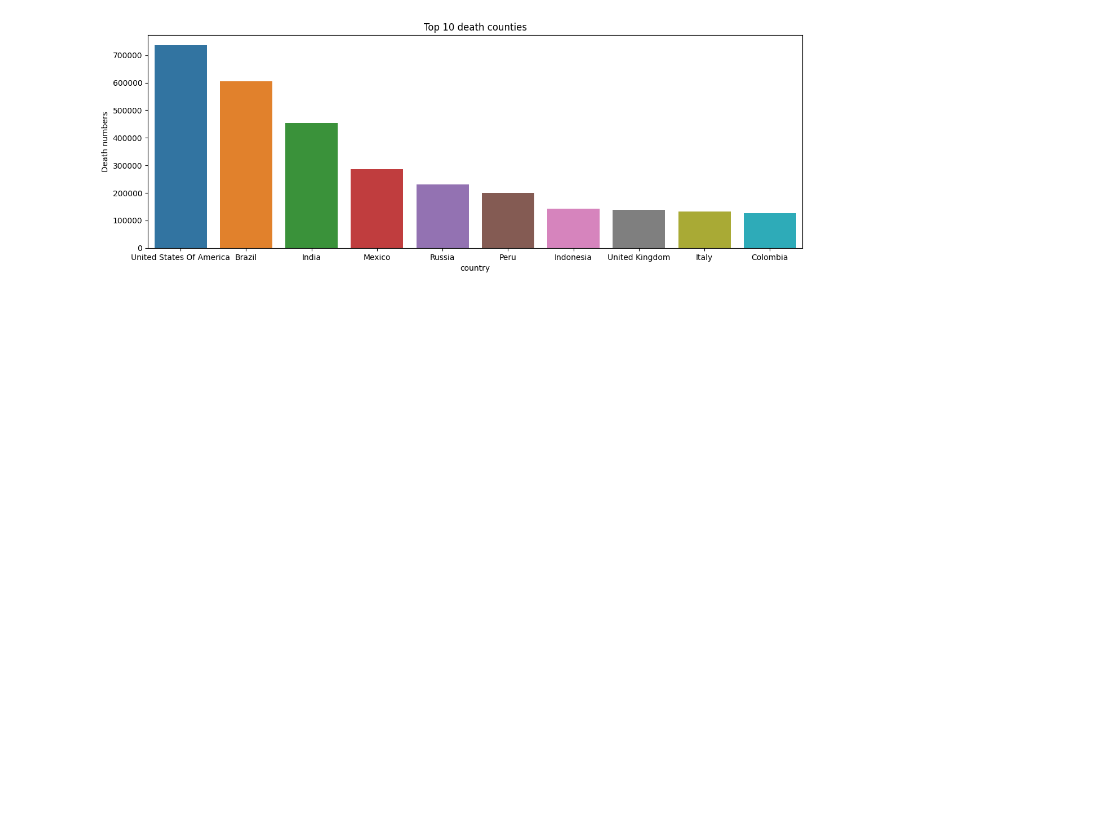
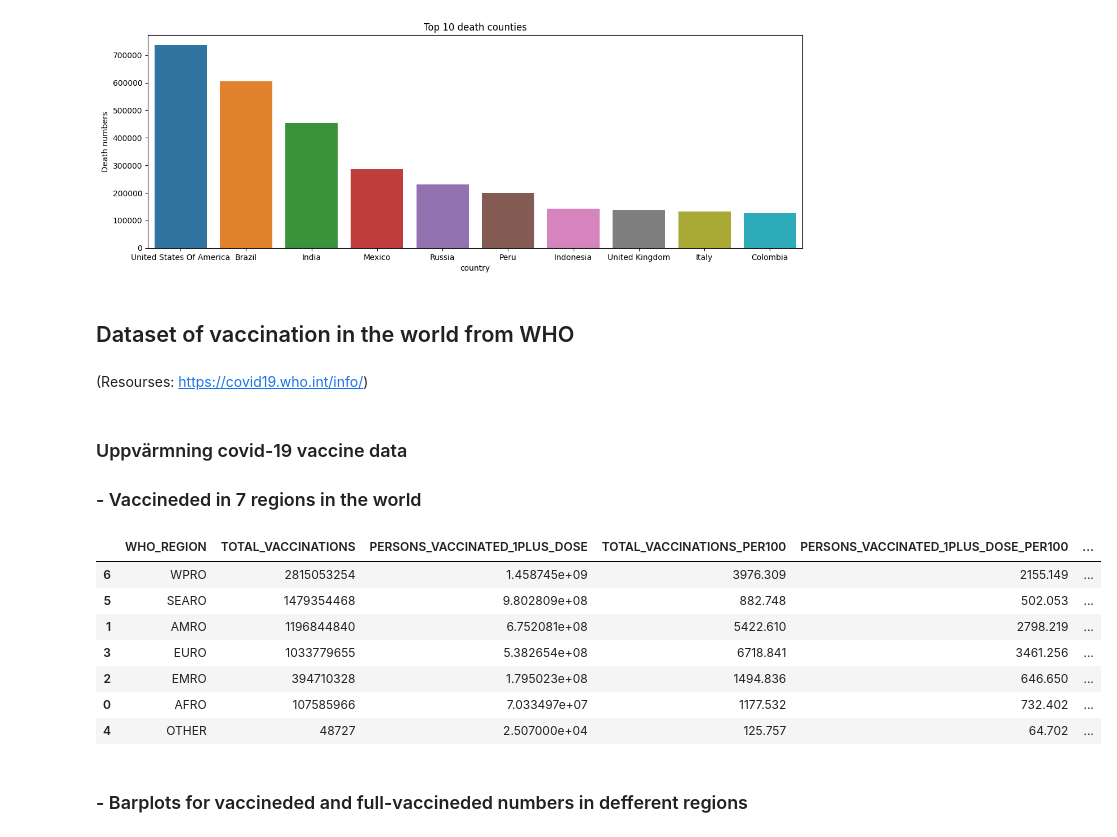
Before and after one commit to cooperhankun/DataBehandling-KunHan, a Jupyter notebook: Labs/lab-ECDC.ipynb, the cells around one changed output. Drawn from its saved outputs; the diff is of its cells as text; code cells hidden in the pictures; blank space fills up the shorter version.

```diff
--- a/Labs/lab-ECDC.ipynb
+++ b/Labs/lab-ECDC.ipynb
@@ -59,3 +66,28 @@ sns.barplot(data=covid_country_death_top10, x=covid_country_death_top10["country
 # %% [output]
 [Text(0.5, 1.0, 'Top 10 death counties'), Text(0, 0.5, 'Death numbers')]
 [figure]
+# %% [markdown]
+## Dataset of vaccination in the world from WHO
+# %% [markdown]
+(Resourses: https://covid19.who.int/info/)
+# %% [markdown]
+### Uppvärmning covid-19 vaccine data
+### - Vaccineded in 7 regions in the world
+# %%
+covid_world_vaccine = pd.read_csv("files/vaccination-data.csv")
+# covid_world_vaccine.info() # there are 2 missing values in "PERSONS_FULLY_VACCINATED" according to 228 counties ("Guernsey" & "United Arab Emirates")
+
+covid_world_vaccine_region = covid_world_vaccine.groupby(["WHO_REGION"]).sum().reset_index()
+covid_world_vaccine_region = covid_world_vaccine_region.sort_values("TOTAL_VACCINATIONS", ascending=False)
+covid_world_vaccine_region
+# %% [output]
+|  | WHO_REGION | TOTAL_VACCINATIONS | PERSONS_VACCINATED_1PLUS_DOSE | TOTAL_VACCINATIONS_PER100 | PERSONS_VACCINATED_1PLUS_DOSE_PER100 | ... |
+| 6 | WPRO | 2815053254 | 1.458745e+09 | 3976.309 | 2155.149 | ... |
+| 5 | SEARO | 1479354468 | 9.802809e+08 | 882.748 | 502.053 | ... |
+| 1 | AMRO | 1196844840 | 6.752081e+08 | 5422.610 | 2798.219 | ... |
+| 3 | EURO | 1033779655 | 5.382654e+08 | 6718.841 | 3461.256 | ... |
+| 2 | EMRO | 394710328 | 1.795023e+08 | 1494.836 | 646.650 | ... |
+| 0 | AFRO | 107585966 | 7.033497e+07 | 1177.532 | 732.402 | ... |
+| 4 | OTHER | 48727 | 2.507000e+04 | 125.757 | 64.702 | ... |
+# %% [markdown]
+### - Barplots for vaccineded and full-vaccineded numbers in defferent regions
```
Also changed, not shown: parts of 12 cells of this notebook, 3 other files.
